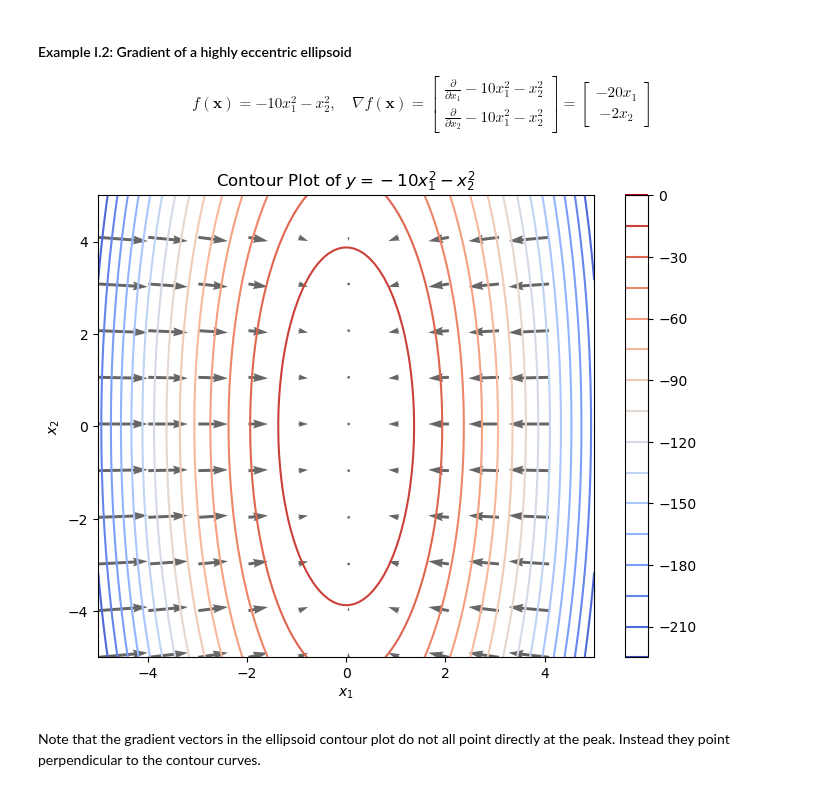
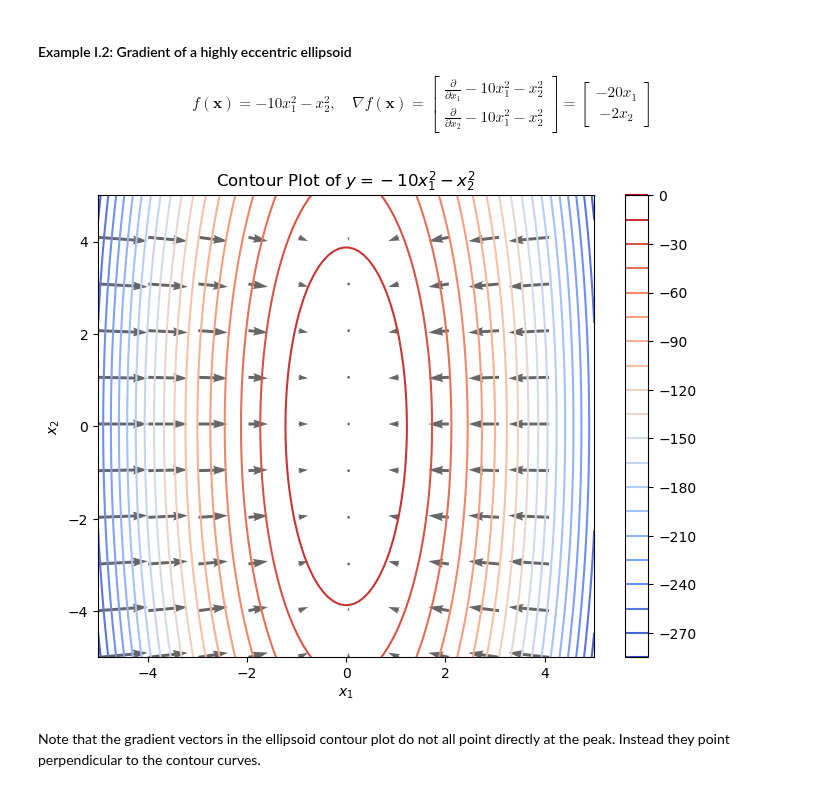
Before and after one commit to dosirrah/CSCI632_24F_MachineLearning, a Jupyter notebook: hw4/CSCI632_hw4.ipynb, the cells around one changed output. Drawn from its saved outputs; the diff is of its cells as text; code cells hidden in the pictures.

```diff
--- a/hw4/CSCI632_hw4.ipynb
+++ b/hw4/CSCI632_hw4.ipynb
@@ -116,38 +121,38 @@ $$f(\mathbf{x}) = -10x_1^2 -x_2^2,\quad \nabla f(\mathbf{x}) = \begin{bmatrix}
 # %%
 # Define a new function for the more eccentric ellipsoid
 def ellipsoid(x1, x2):
-    return -8 * x1**2 - x2**2
+    return -10 * x1**2 - x2**2
 
 x1 = np.linspace(-5, 5, 100)
 x2 = np.linspace(-5, 5, 100)
 X1, X2 = np.meshgrid(x1, x2)    # populates two dimensional arrays wherein one represents x-values and the other y-values
                                 # This is a bit redundant, but numpy will evalute the function by sweeping across both
                                 # matrices in parallel using vector operations.
 Y = ellipsoid(X1, X2)           # evaluates at every (x1, x2) position in the X1, X2 matrices.
 
 # Adjust spacing to reduce the number of gradient vectors
 new_spacing = 10
 X1_sub = X1[::new_spacing, ::new_spacing]
 X2_sub = X2[::new_spacing, ::new_spacing]
 
 # Compute gradient vectors
 grad_x1 = -20 * X1_sub
 grad_x2 = -2 * X2_sub
 
 # Plot the contour plot with selectively placed gradient vectors on the more eccentric ellipsoid
 plt.figure(figsize=(8, 6))
 contour = plt.contour(X1, X2, Y, levels=20, cmap="coolwarm")
 plt.colorbar(contour)
 
 # Add fewer gradient vectors selectively at level curve positions
 plt.quiver(X1_sub, X2_sub, grad_x1, grad_x2, color='black', angles='xy', scale_units='xy', scale=100, alpha=0.6)
 
 plt.xlabel(r'$x_1$')
 plt.ylabel(r'$x_2$')
 plt.title(r'Contour Plot of $y = -10x_1^2 - x_2^2$')
 plt.show()
 # %% [output]
-[figure, old version]
+[figure, new version]
 # %% [markdown]
 Note that the gradient vectors in the ellipsoid contour plot do not all point directly at the peak.  Instead
 they point perpendicular to the contour curves.
```
Also changed, not shown: parts of 4 cells of this notebook.
